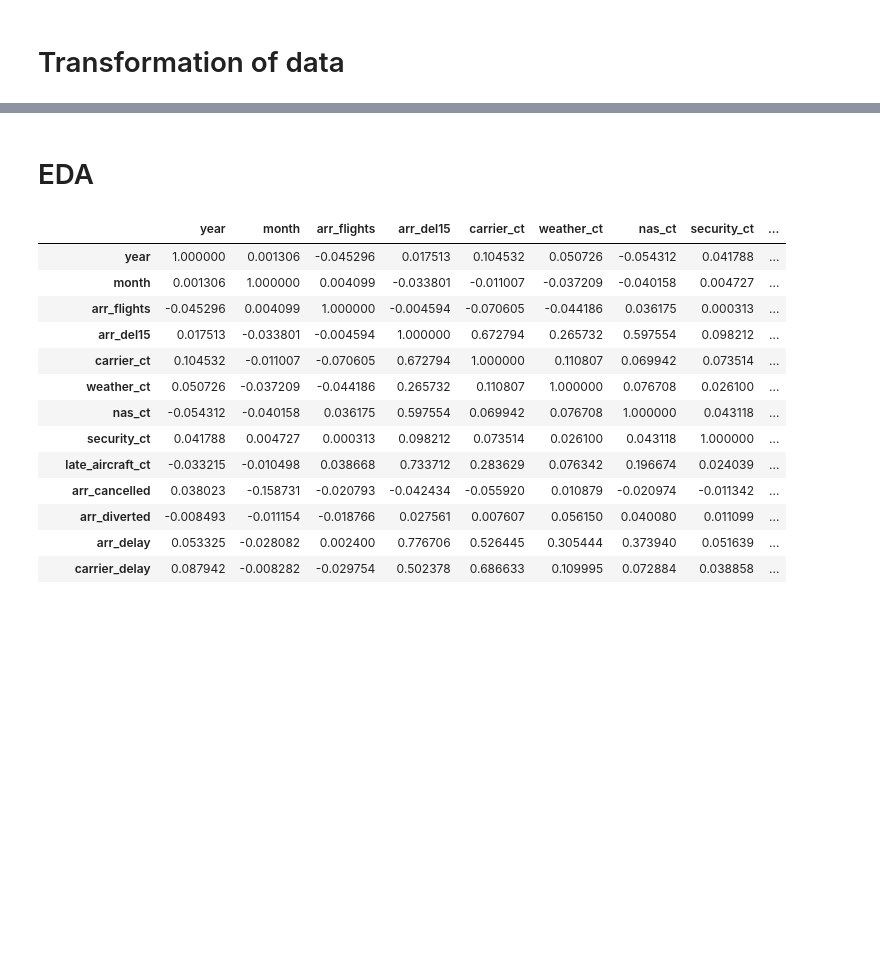
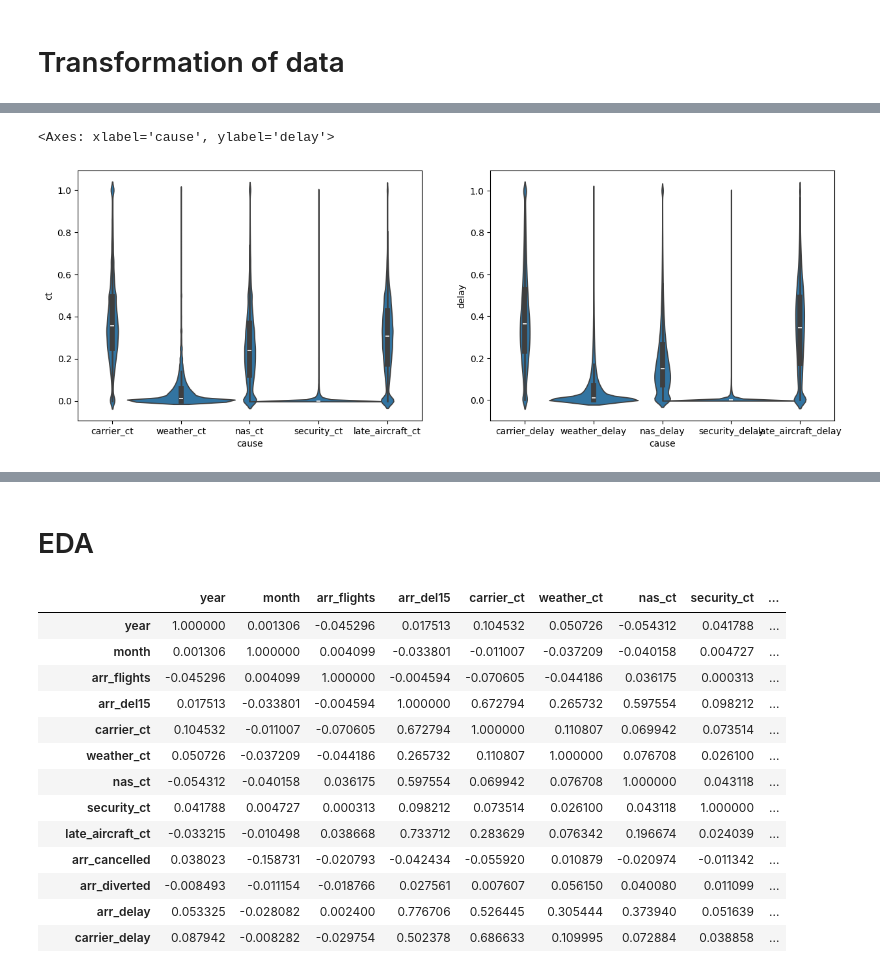
Before and after one commit to AryanshVasu/airline_delay, a Jupyter notebook: EDA.ipynb, the cells around one changed output, grey strips where cells are left out. Drawn from its saved outputs; the diff is of its cells as text; code cells hidden in the pictures; blank space fills up the shorter version.

```diff
--- a/EDA.ipynb
+++ b/EDA.ipynb
@@ -62,5 +80,21 @@ dataNormalized.head()
 | 2 | 2023 | 12 | 9E | AGS | 95.0 | 0.105263 | 0.062526 | 0.000000 | 0.011158 | ... |
 | 3 | 2023 | 12 | 9E | ALB | 23.0 | 0.086957 | 0.024348 | 0.000000 | 0.000000 | ... |
 | 4 | 2023 | 12 | 9E | ATL | 2111.0 | 0.121270 | 0.036419 | 0.004145 | 0.024837 | ... |
+# %%
+ct_cols = data.loc[:,'carrier_ct':'late_aircraft_ct']
+ct_cols = ct_cols.div(data['arr_del15'], axis=0)
+
+delay_cols = data.loc[:,'carrier_delay':'late_aircraft_delay']
+delay_cols = delay_cols.div(data['arr_delay'], axis=0)
+
+ct_melted = ct_cols.melt(var_name='cause',value_name='ct')
+delay_melted = delay_cols.melt(var_name='cause',value_name='delay')
+
+_,axs = plt.subplots(1,2,figsize=(15,5))
+sns.violinplot(data=ct_melted,x='cause',y='ct',width=2,ax=axs[0])
+sns.violinplot(data=delay_melted,x='cause',y='delay',width=2,ax=axs[1])
+# %% [output]
+<Axes: xlabel='cause', ylabel='delay'>
+[figure, added]
 # %%
 # removing data points with less number of arrival flights
```
Also changed, not shown: parts of 13 cells of this notebook.
